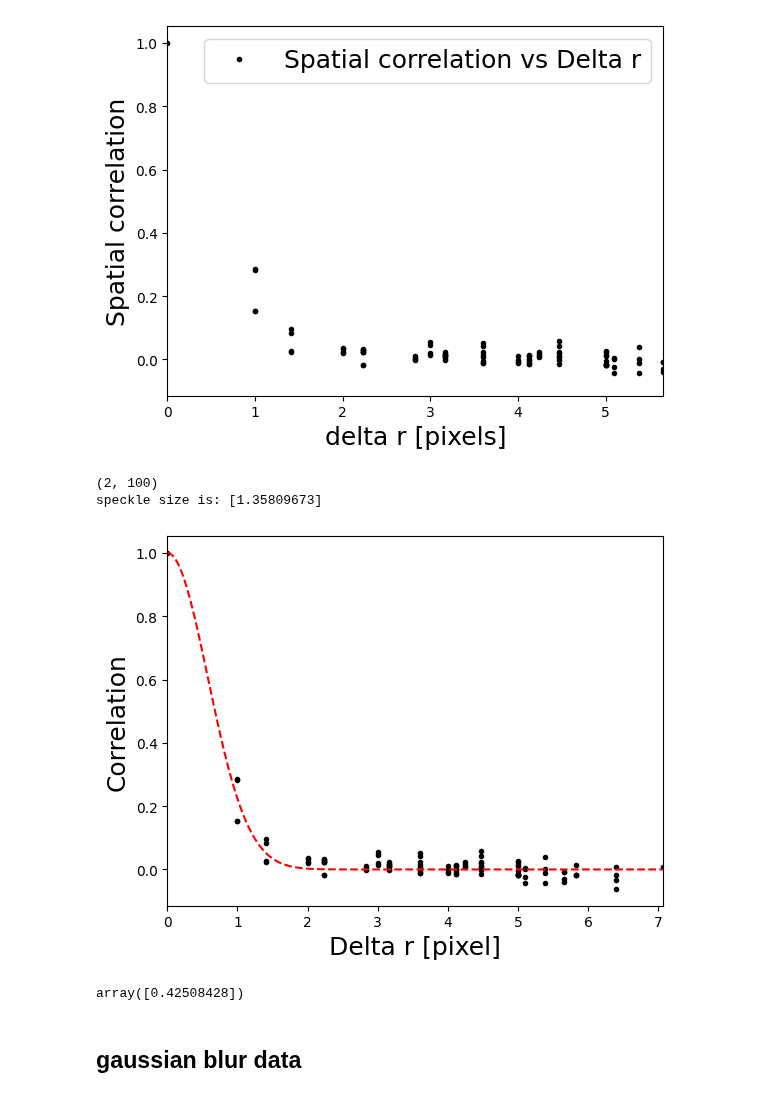
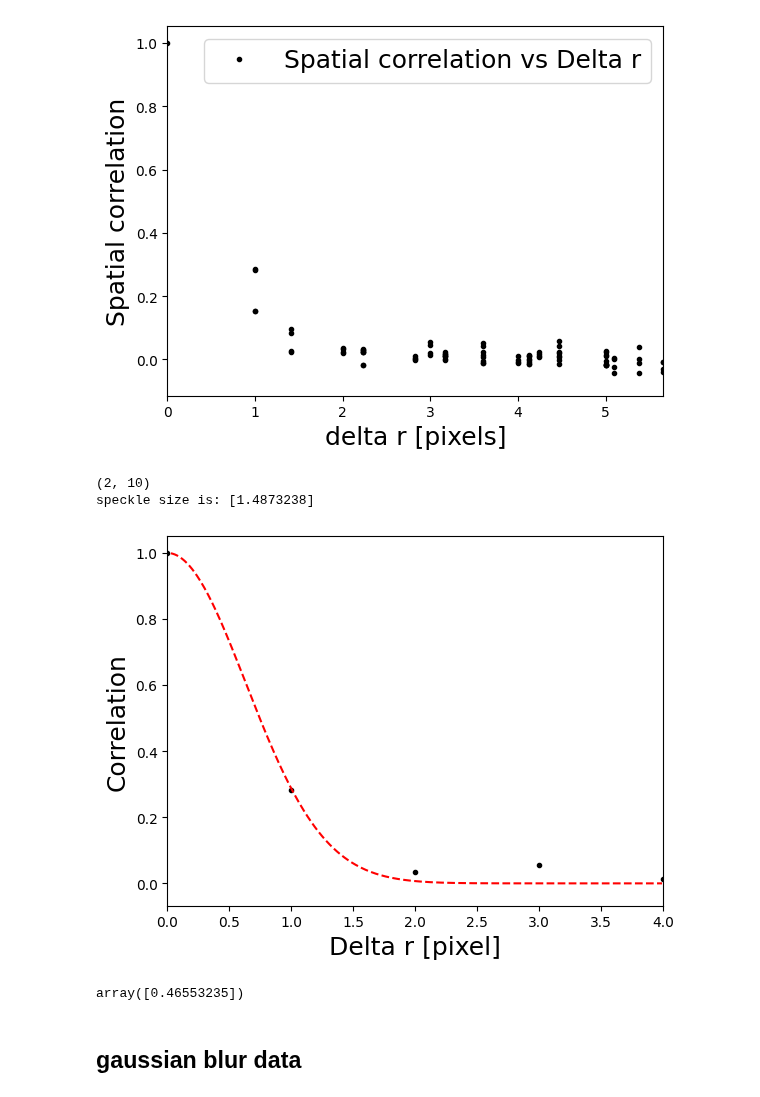
Before and after one commit to wwy-wwy-wwy/Speckle_project, a Jupyter notebook: speckle/silk_droplet/10minaged.ipynb, the cells around one changed output. Drawn from its saved outputs; the diff is of its cells as text; code cells hidden in the pictures.

```diff
--- a/speckle/silk_droplet/10minaged.ipynb
+++ b/speckle/silk_droplet/10minaged.ipynb
@@ -73,16 +73,15 @@ def plot_spmap(spcorrelation_map):
     plt.xlim(0,radius_flatten[-1])
     plt.show
 # %%
-def calculate_speckle_size(spcorrelation_map,endidx,startidx=0,plotBoolean=True):
-    xv, yv = np.meshgrid(np.arange(-math.floor(spcorrelation_map.shape[0]/2),math.floor(spcorrelation_map.shape[0]/2),1),np.arange(-math.floor(spcorrelation_map.shape[1]/2),math.floor(spcorrelation_map.shape[1]/2),1))
-    radius = np.sqrt(xv**2 + yv**2)
-    radius_flatten=np.array(np.concatenate(radius).flat)
-    spcorrelation_map_flatten=np.array(np.concatenate(spcorrelation_map).flat)
+def calculate_speckle_size_x(spcorrelation_map,endidx,startidx=0,plotBoolean=True):
+    x_radius=np.arange(-spcorrelation_map.shape[0]/2,spcorrelation_map.shape[0]/2,1)
+
+    spcorrelation_map_x=spcorrelation_map[int(spcorrelation_map.shape[0]/2)][:]
     # radius_squared=radius_flatten*radius_flatten
     #log_correlation=np.log(abs(spcorrelation_map_flatten))
     combined_list=[]
-    combined_list.append(radius_flatten)
-    combined_list.append(spcorrelation_map_flatten)
+    combined_list.append(x_radius)
+    combined_list.append(spcorrelation_map_x)
     combined_list=np.array(combined_list)
     print(combined_list.shape)
     sorted_indices = np.argsort(combined_list[0, :])
@@ -142,15 +141,15 @@ plot_spmap(spmap)
 # %% [output]
 [figure]
 # %%
-size=calculate_speckle_size(spmap,100)
+size=calculate_speckle_size_x(spmap,100)
 # %% [output]
-(2, 100)
-speckle size is: [1.35809673]
+(2, 10)
+speckle size is: [1.4873238]
-[figure, old version]
+[figure, new version]
 # %%
 size*0.313
 # %% [output]
-array([0.42508428])
+array([0.46553235])
 # %% [markdown]
 ## gaussian blur data
 # %%
```
Also changed, not shown: 7 other files.
